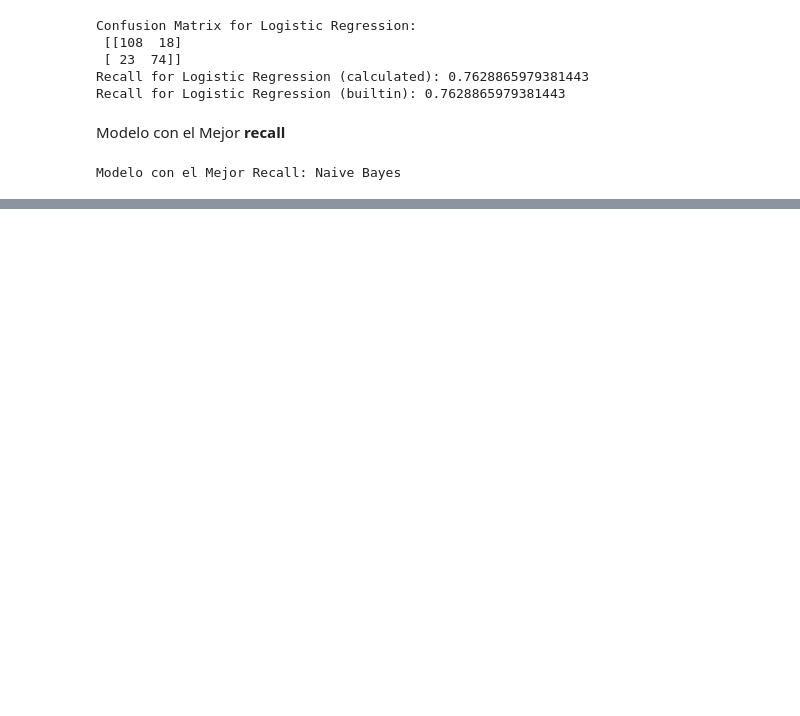
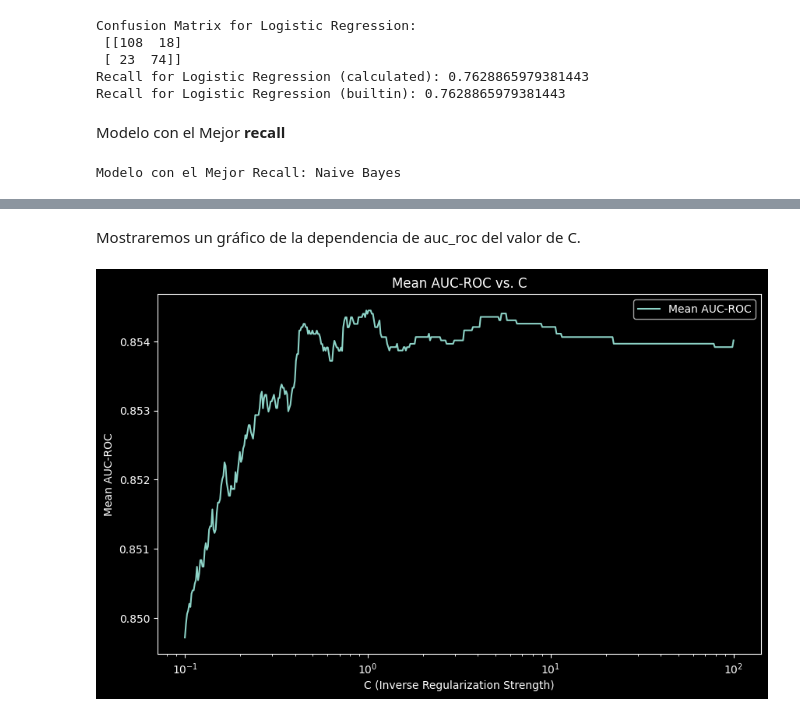
Before and after one commit to devaulyana/Data_training, a Jupyter notebook: skillbox/tareas de casa/métric_de_calidad_de_clasif_titanic.ipynb, the cells around one changed output, grey strips where cells are left out. Saved outputs shown, nothing was run; the diff lists cells and outputs as text; code cells hidden in the pictures; blank space fills up the shorter version.

```diff
--- a/skillbox/tareas de casa/métric_de_calidad_de_clasif_titanic.ipynb
+++ b/skillbox/tareas de casa/métric_de_calidad_de_clasif_titanic.ipynb
@@ -442,0 +512,13 @@ Modelo con el Mejor Recall: Naive Bayes
+# %%
+# Dividimos los datos para la validación cruzada
+stratified_kfold = StratifiedKFold(n_splits=5, shuffle=True, random_state=17)
+# %%
+# Establezca el intervalo para el parámetro C usando numpy.logspace
+param_values = np.logspace(-1, 2, 500)
+
+# Esto crea 500 valores entre 10^(-1) y 10^2. Estos valores se usarán como posibles valores del parámetro C para la regresión logística.
+# %%
+# Utilizamos LogisticRegressionCV para seleccionar el parámetro óptimo C
+logreg_cv = LogisticRegressionCV(Cs=param_values, cv=stratified_kfold, scoring='roc_auc', random_state=17) # queremos optimizar
+
+logreg_cv.fit(X_train, y_train)
@@ -442,0 +559,19 @@ Modelo con el Mejor Recall: Naive Bayes
+# %% [markdown]
+Mostraremos un gráfico de la dependencia de auc_roc del valor de C.
+# %%
+import matplotlib.pyplot as plt
+import numpy as np
+
+C_values = np.logspace(-1, 2, 500)
+mean_auc_roc_values = logreg_cv.scores_[1].mean(axis=0)
+
+plt.figure(figsize=(10, 6))
+plt.plot(C_values, mean_auc_roc_values, label='Mean AUC-ROC')
+plt.xscale('log')
+plt.title('Mean AUC-ROC vs. C')
+plt.xlabel('C (Inverse Regularization Strength)')
+plt.ylabel('Mean AUC-ROC')
+plt.legend()
+plt.show()
+# %% [output]
+[figure, added]
```
Also changed, not shown: parts of 15 cells of this notebook, 1 other file.
